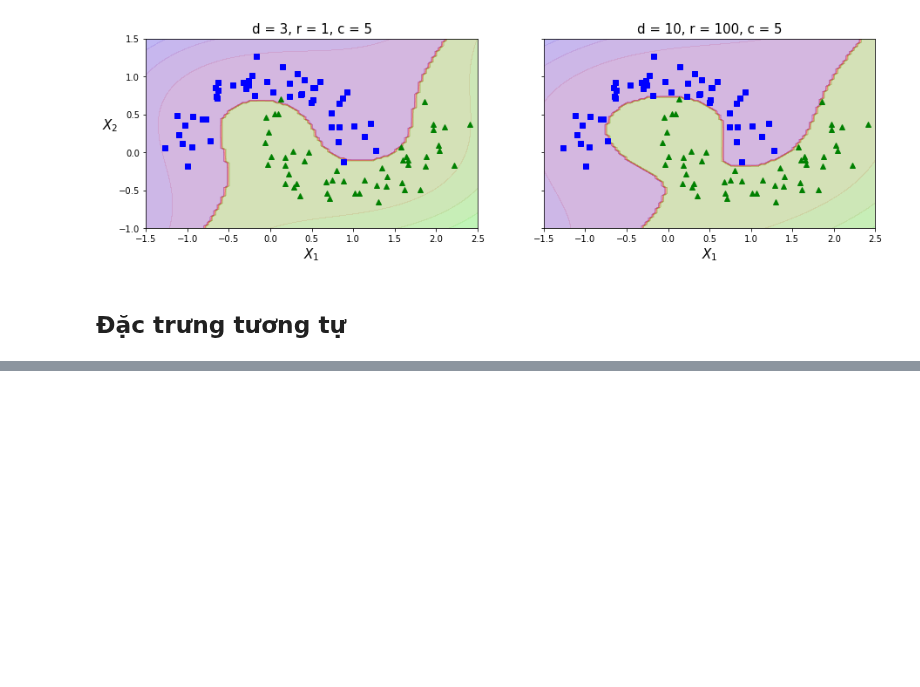
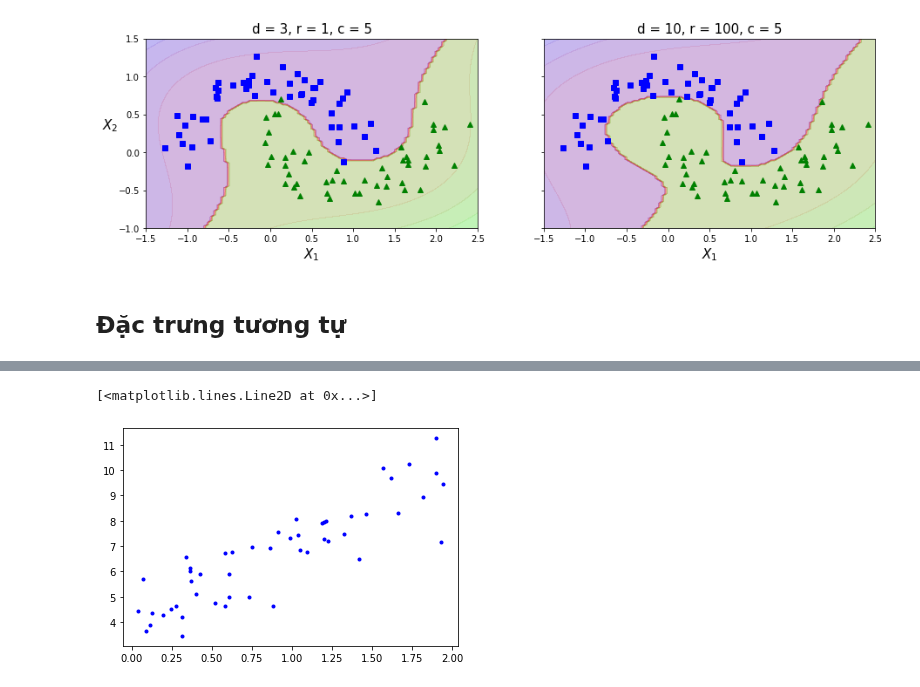
Before and after one commit to hoangquy18/Machine-Learning, a Jupyter notebook: Machine Learning/Support Vector Machine/SVM.ipynb, the cells around one changed output, grey strips where cells are left out. Cells and saved outputs as stored; diff of their text form; code cells hidden in the pictures; blank space fills up the shorter version.

```diff
--- a/Machine Learning/Support Vector Machine/SVM.ipynb
+++ b/Machine Learning/Support Vector Machine/SVM.ipynb
@@ -303,0 +388,5 @@ $$ \phi_{\gamma}(x,l) = exp( -\gamma||x-l||^2)$$
+# %%
+np.random.seed(42)
+m = 50
+X = 2 * np.random.rand(m, 1)
+y = (4 + 3 * X + np.random.randn(m, 1)).ravel()
@@ -303,0 +401,5 @@ $$ \phi_{\gamma}(x,l) = exp( -\gamma||x-l||^2)$$
+# %%
+plt.plot(X,y,'b.',linewidth = 3)
+# %% [output]
+[<matplotlib.lines.Line2D at 0x...>]
+[figure, added]
```
Also changed, not shown: parts of 15 cells of this notebook.
